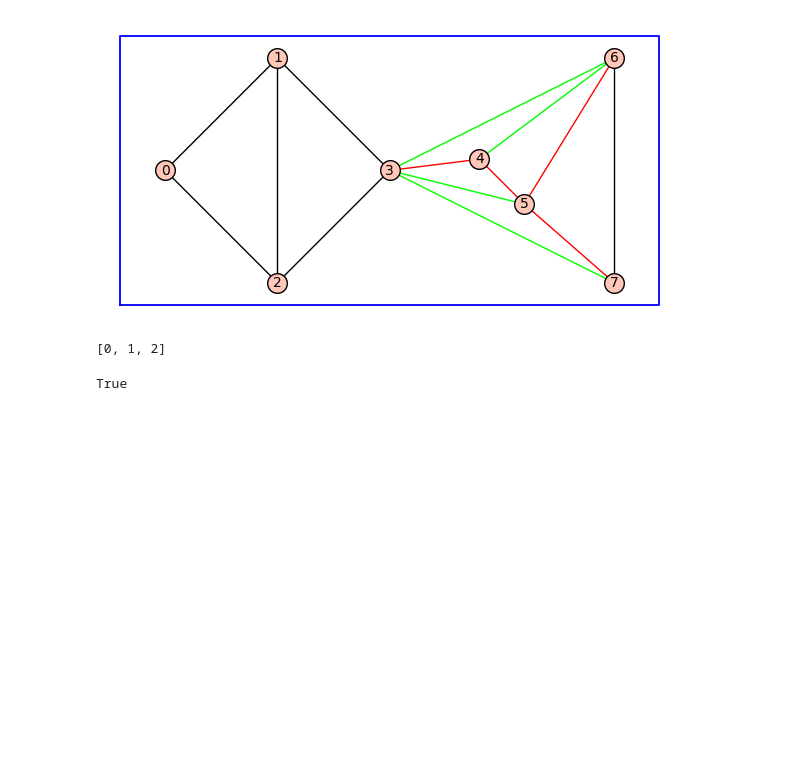
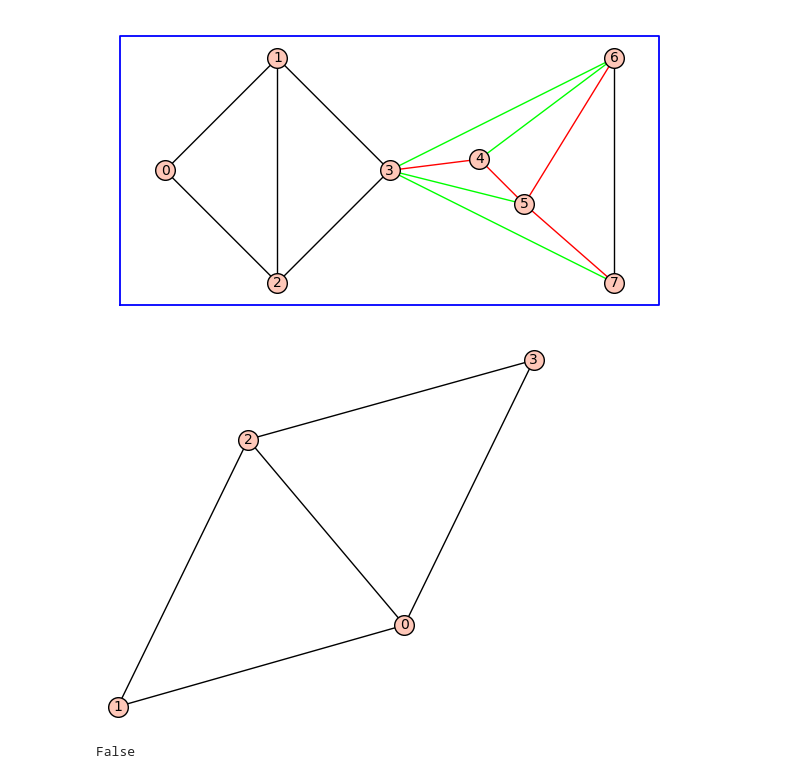
Before and after one commit to fk2601/kforest, a Jupyter notebook: kforest.ipynb, the cells around one changed output. Cells and saved outputs as stored; diff of their text form; code cells hidden in the pictures; blank space fills up the shorter version.

```diff
--- a/kforest.ipynb
+++ b/kforest.ipynb
@@ -285,24 +290,26 @@ p.show()
 8
 [figure]
 # %%
-g = Graph(3)
-g.add_edge(2,1)
-g.add_edge(1,0)
-g.add_edge(2,0)
+g = Graph(4)
+g.add_edge(0,1)
+g.add_edge(0,3)
+g.add_edge(1,2)
+g.add_edge(0,2)
+g.add_edge(2,3)
 
-print (g.vertices())
+#print (g.vertices())
 #y = map(lambda x: x[:2], g.edges())
 #z = map(lambda x: x + (-2,), list(y))
 #print (z)
 #print (g.edges())
-#g.plot()
+g.plot()
 #print(graph.edges())
 #x = graph.edge_cut(0, 1, value_only=False, use_edge_labels = True)[1]
 #print(x)
 #w = [(a,b) for (a,b,_) in x if (a,b) not in [(0,1)]]
 #print(w)
 # %% [output]
-[0, 1, 2]
+[figure, added]
 # %%
 def is_generic_independent(g):
     if len(g.edges()) <= 2 * len(g.vertices()) - 3:
@@ -312,10 +319,10 @@ def is_generic_independent(g):
                 return True
     return False
 # %%
-r = is_generic_independent(g)
+r = is_generic_independent(graph)
 print (r)
 # %% [output]
-True
+False
 # %%
 def preclump_test_step(Is, (u,v)):
     global disjointpreclumps
```
Also changed, not shown: parts of 4 cells of this notebook.
